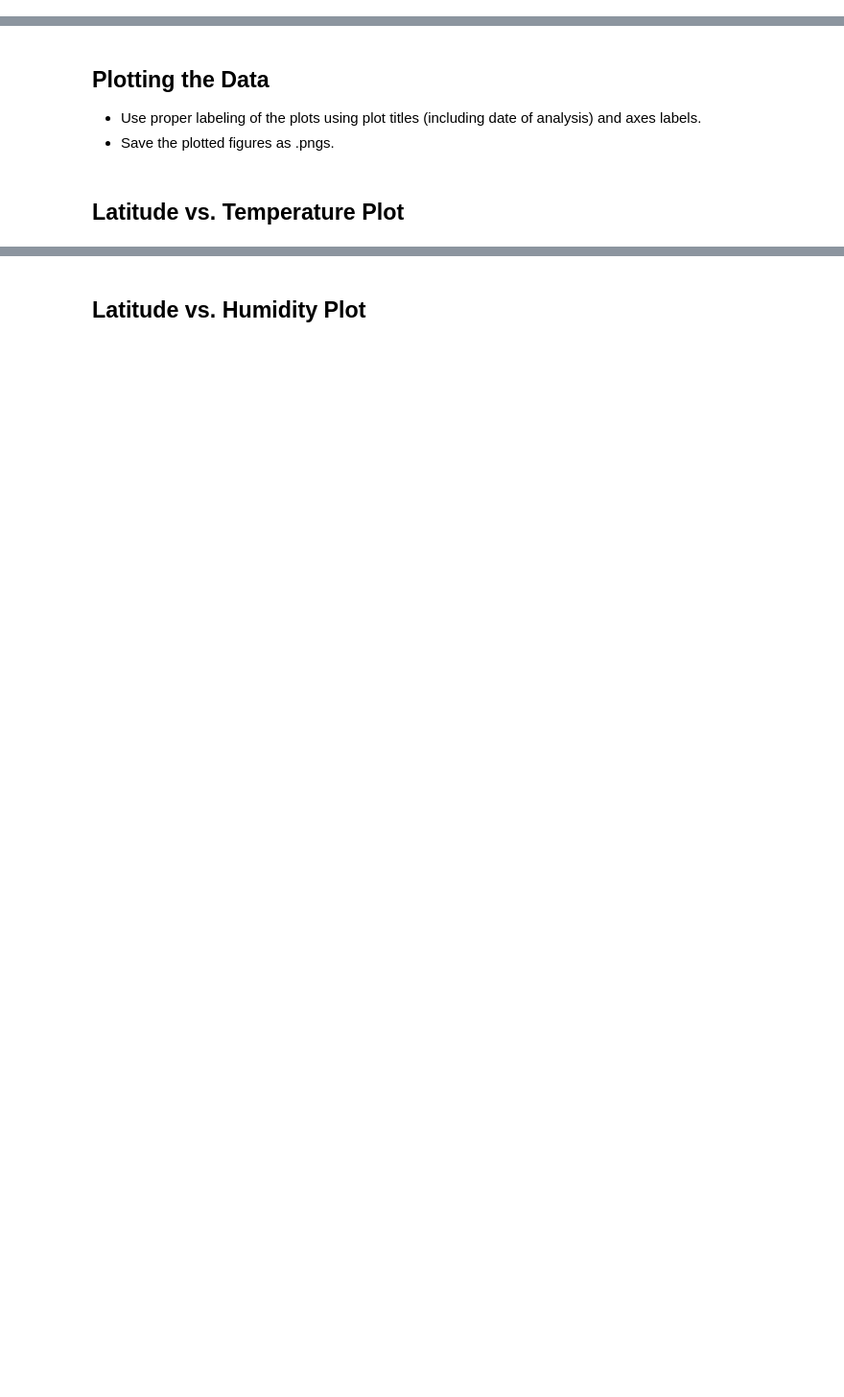
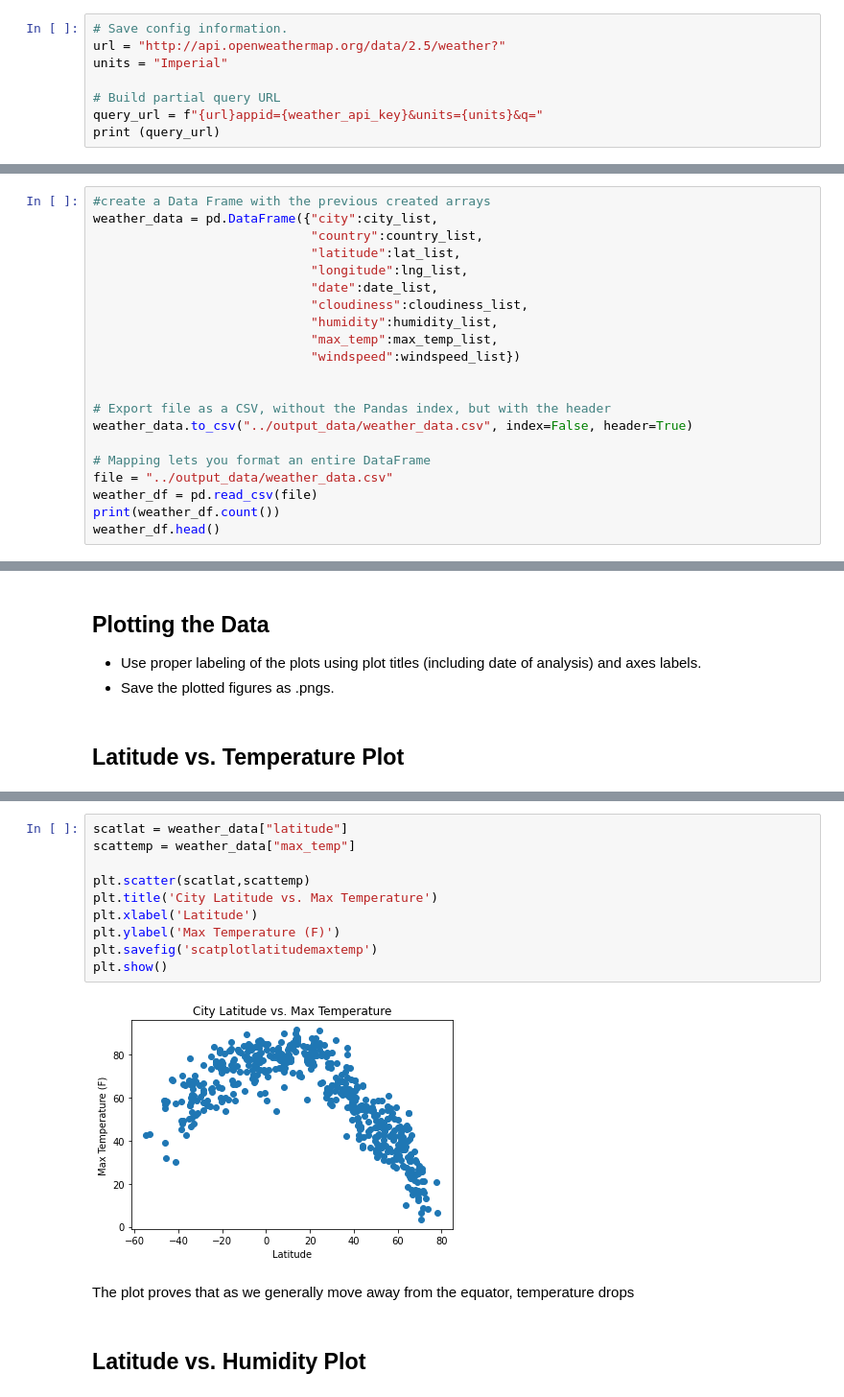
Before and after one commit to Mariesanon/python_api_challenge, a Jupyter notebook: starter_code/WeatherPy.ipynb, the cells around one changed output, grey strips where cells are left out. Shown at 96% size. Saved outputs shown, nothing was run; the diff lists cells and outputs as text; blank space fills up the shorter version.

```diff
--- a/starter_code/WeatherPy.ipynb
+++ b/starter_code/WeatherPy.ipynb
@@ -94,0 +70,8 @@ Data Retrieval Complete
+# %%
+# Save config information.
+url = "http://api.openweathermap.org/data/2.5/weather?"
+units = "Imperial"
+
+# Build partial query URL
+query_url = f"{url}appid={weather_api_key}&units={units}&q="
+print (query_url)
@@ -117,0 +176,21 @@ Data Retrieval Complete
+# %%
+#create a Data Frame with the previous created arrays
+weather_data = pd.DataFrame({"city":city_list,
+                             "country":country_list,
+                             "latitude":lat_list,
+                             "longitude":lng_list,
+                             "date":date_list,
+                             "cloudiness":cloudiness_list,
+                             "humidity":humidity_list,
+                             "max_temp":max_temp_list,
+                             "windspeed":windspeed_list})
+
+
+# Export file as a CSV, without the Pandas index, but with the header
+weather_data.to_csv("../output_data/weather_data.csv", index=False, header=True)
+
+# Mapping lets you format an entire DataFrame
+file = "../output_data/weather_data.csv"
+weather_df = pd.read_csv(file)
+print(weather_df.count())
+weather_df.head()
@@ -156,2 +253,16 @@ Int64Index([], dtype='int64')
+# %%
+scatlat = weather_data["latitude"]
+scattemp = weather_data["max_temp"]
+
+plt.scatter(scatlat,scattemp)
+plt.title('City Latitude vs. Max Temperature')
+plt.xlabel('Latitude')
+plt.ylabel('Max Temperature (F)')
+plt.savefig('scatplotlatitudemaxtemp')
+plt.show()
+# %% [output]
+[figure, added]
+# %% [markdown]
+The plot proves that as we generally move away from the equator, temperature drops
 # %% [markdown]
 ## Latitude vs. Humidity Plot
```
Also changed, not shown: parts of 46 cells of this notebook, 13 other files.
